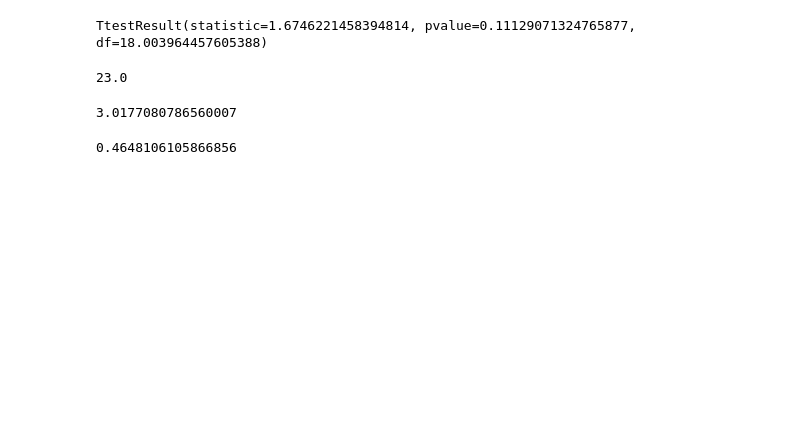
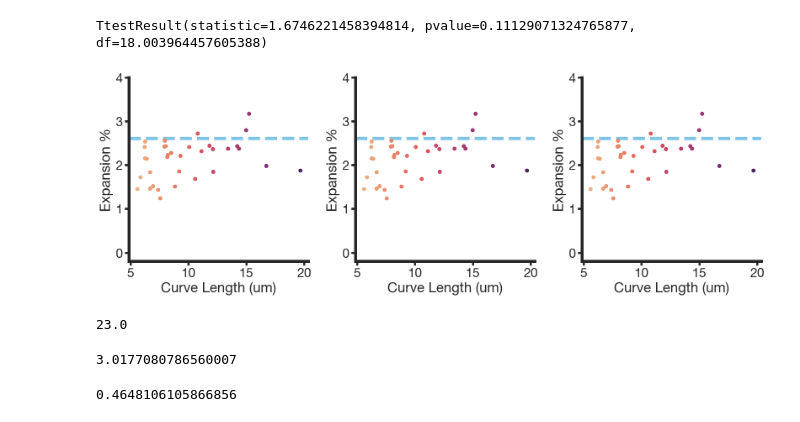
Before and after one commit to sofiacruzt/sofia-brouhardlab, a Jupyter notebook: curvature_taxol/expansion-compaction-multistep.ipynb, the cells around one changed output. Drawn from its saved outputs; the diff is of its cells as text; code cells hidden in the pictures; blank space fills up the shorter version.

```diff
--- a/curvature_taxol/expansion-compaction-multistep.ipynb
+++ b/curvature_taxol/expansion-compaction-multistep.ipynb
@@ -415,6 +416,40 @@ TtestResult(statistic=-2.38431980322201, pvalue=0.04003794506827798, df=9.319700
 sp.stats.ttest_ind(r89g_compact, r178l_compact , axis=0, equal_var=False)
 # %% [output]
 TtestResult(statistic=1.6746221458394814, pvalue=0.11129071324765877, df=18.003964457605388)
+# %%
+fig, ax = plt.subplots(1,3,figsize=(16.5,6))
+
+for i in np.arange(len(ax)):
+
+    DCXdata = finalData[(finalData['DCX Type']=='None')]
+
+    # sns.boxplot(x=Type, y='Expansion %', data=DCXdata, whis=np.inf, color=dcx_palette[i],linewidth=3, ax=ax[i])
+    sns.swarmplot(x='Curve Length (um)', y='Expansion %', data=DCXdata, size=7, ax=ax[i], hue = 'Curve Length (um)', palette = 'flare',native_scale=True) #, color=".2") #, hue = 'Curve Length (um)')
+
+    ax[i].axhline(y = nogales2018, color = '#7FC4E7' ,linestyle="--", linewidth=5.5)
+
+    ax[i].set_ylim(-0.2,4)
+    ax[i].spines['left'].set_lw(5)
+    ax[i].spines['bottom'].set_lw(5)
+    ax[i].tick_params(axis='both', width = 3.5, length = 7)
+
+    #ax[i].legend([])
+
+
+sns.set_style("ticks")
+sns.despine()
+
+sns.set_context("poster", font_scale=1, rc={"lines.linewidth":3.0})
+
+sns.set_style({'font.family':'Helvetica Neue LT Std', 'font.serif':'Helvetica Neue LT Std'})
+
+plt.tight_layout()
+
+
+plt.savefig(path/('expansion-by-length_'+date_today+'.pdf'))
+# plt.savefig(path/('compaction_'+date_today+'.png'))
+# %% [output]
+[figure, added]
 # %%
 (88-12-11-9-10)/2
 # %% [output]
```
Also changed, not shown: parts of 3 cells of this notebook.
